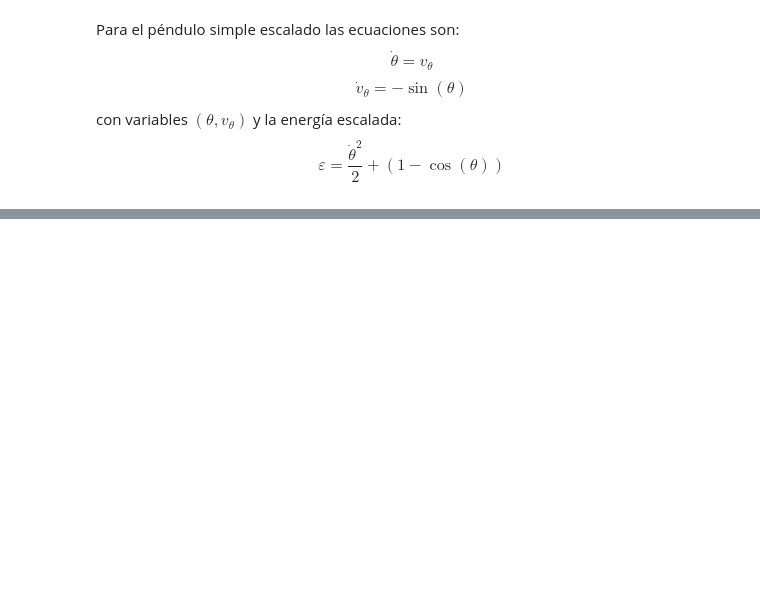
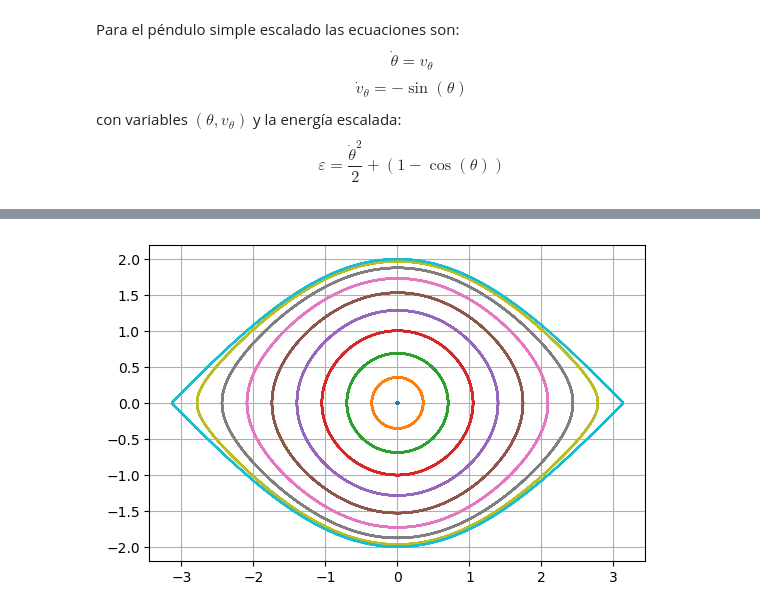
Before and after one commit to richmf/FisComp26-2, a Jupyter notebook: Pendulo simple (clase 17).ipynb, the cells around one changed output, grey strips where cells are left out. Cells and saved outputs as stored; diff of their text form; code cells hidden in the pictures; blank space fills up the shorter version.

```diff
--- a/Pendulo simple (clase 17).ipynb
+++ b/Pendulo simple (clase 17).ipynb
@@ -33,0 +45,15 @@ SyntaxError: invalid syntax (2132330649.py, line 10)
+# %%
+titf = (0,100)
+t = np.linspace(titf[0],titf[-1],1000)
+N_tray = 10
+th0 = np.linspace(1e-2,np.pi-1e-2,N_tray)
+for i in range(N_tray):
+    ci = [th0[i],0]
+    sol_pendulo = si.solve_ivp(pendulo,titf,ci,rtol=1e-8,atol=1e-10,dense_output=True)
+    th_vth = sol_pendulo.sol(t)
+    plt.plot(th_vth[0],th_vth[1])
+plt.gca().set_aspect('equal')
+plt.grid()
+plt.show()
+# %% [output]
+[figure, added]
```
Also changed, not shown: parts of 5 cells of this notebook, 1 other file.
